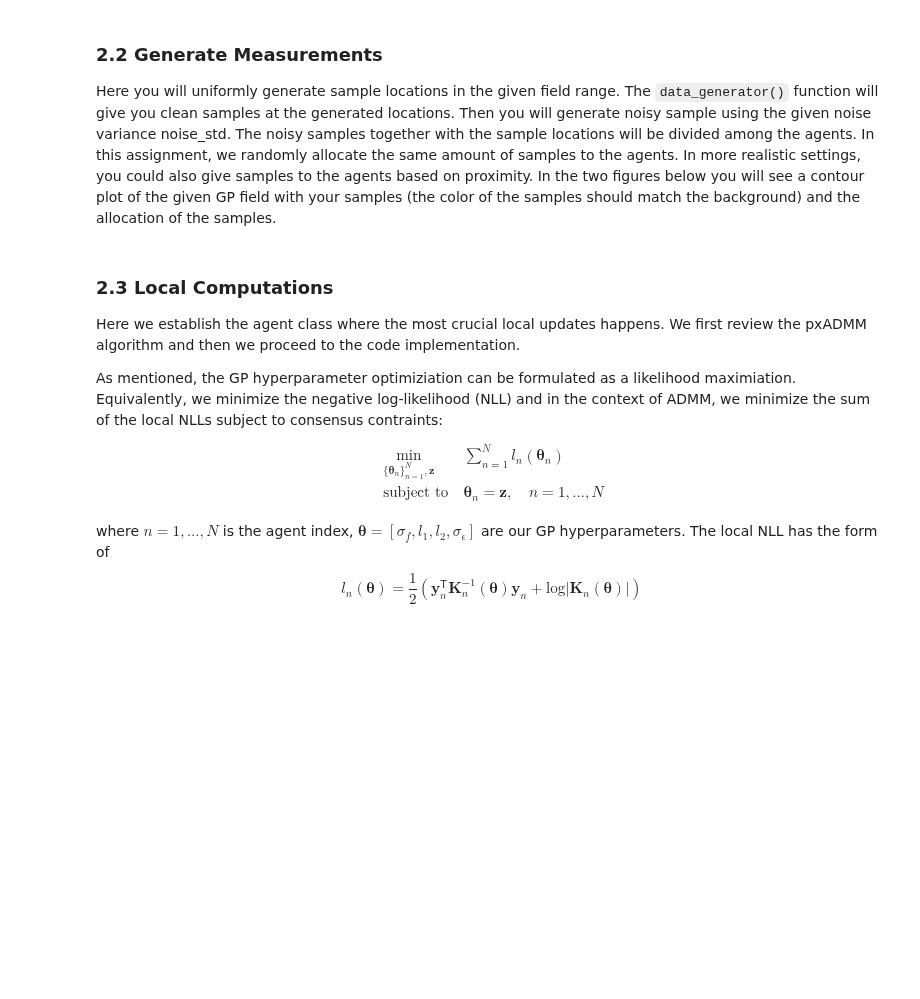
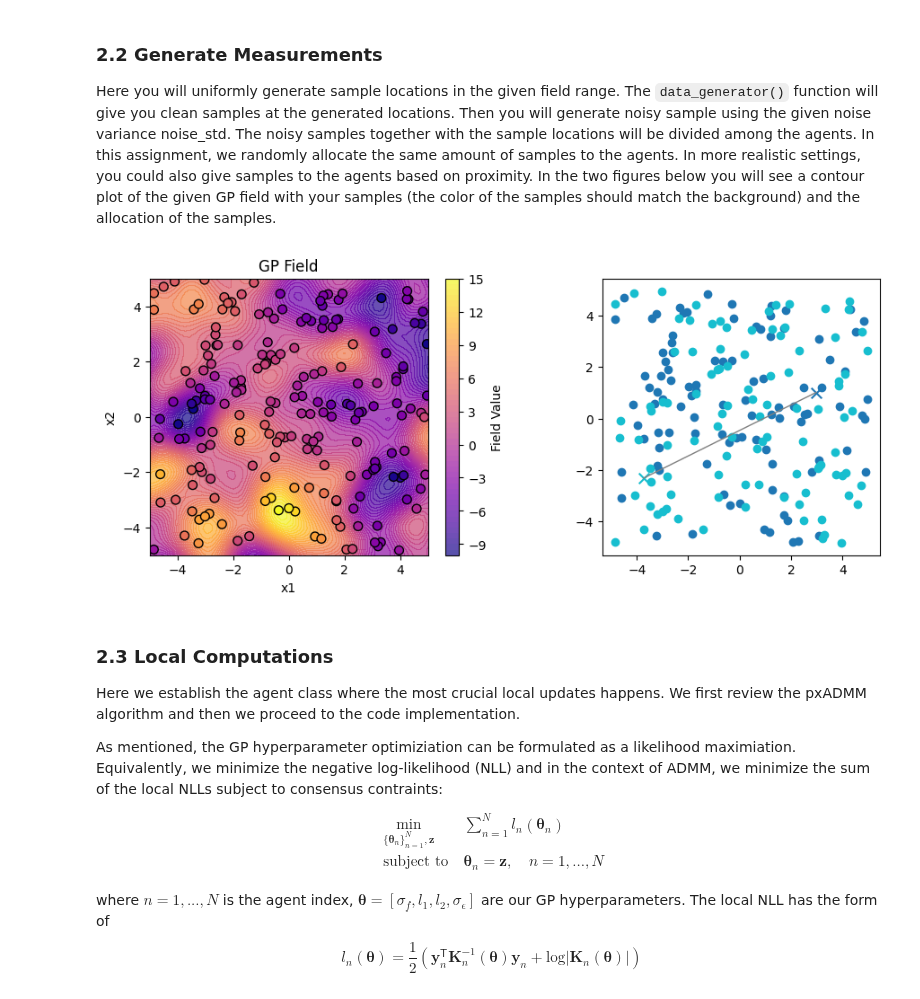
Before and after one commit to josephine-king/EE4760_KingJaspers, a Jupyter notebook: assignment5-students/assignment5-students/assignment5-student.ipynb, the cells around one changed output. Cells and saved outputs as stored; diff of their text form; code cells hidden in the pictures; blank space fills up the shorter version.

```diff
--- a/assignment5-students/assignment5-students/assignment5-student.ipynb
+++ b/assignment5-students/assignment5-students/assignment5-student.ipynb
@@ -177,38 +177,40 @@ def generate_data(gp_field, field_range, field_resolution, num_agents, num_sampl
     # generate samples locations [GP_INPUT_DIM, TOTAL_NUM_SAMPLES]
     total_num_samples = num_agents * num_samples_per_agent
     ################# YOUR CODE HERE #################
-    sample_locations =
+    sample_locations = np.random.uniform(field_range[:,0].reshape(GP_INPUT_DIM,1), field_range[:,1].reshape(GP_INPUT_DIM,1), (GP_INPUT_DIM, total_num_samples))
     ##################################################
 
     clean_samples, mesh_x1, mesh_x2 = data_generator(sample_locations, gp_field, field_range, field_resolution)
 
     # generate noisy samples
     ################# YOUR CODE HERE #################
-    sample_noise =
-    noisy_samples =
+    sample_noise = np.random.normal(0, noise_std, total_num_samples)
+    noisy_samples = clean_samples + sample_noise
     ##################################################
 
     # uniformly allocated samples to agents
     noisy_samples_reshaped = np.reshape(noisy_samples, (num_samples_per_agent,num_agents), order = 'C')
     # clean_samples_reshaped = np.reshape(clean_samples, (num_samples_per_agent,num_agents), order = 'C')
     sample_locations_reshaped = np.reshape(sample_locations, (GP_INPUT_DIM, num_samples_per_agent,num_agents), order = 'C')
 
     sample_locations_list = np.split(sample_locations_reshaped, sample_locations_reshaped.shape[2], axis=2)
     sample_locations_list = [arr.squeeze(axis=2) for arr in sample_locations_list]
 
     return sample_locations_reshaped, sample_locations_list, noisy_samples_reshaped, sample_locations, clean_samples, mesh_x1, mesh_x2
 
 
 # generate agent positions [GP_INPUT_DIM, NUM_AGENTS]
 agent_locations = np.array([0.9*np.random.uniform(field_range[0,0], field_range[0,1], NUM_AGENTS),
                             0.9*np.random.uniform(field_range[1,0], field_range[1,1], NUM_AGENTS)])
 sample_locations_reshaped, sample_locations_list, noisy_samples_reshaped, sample_locations, clean_samples, mesh_x1, mesh_x2 = generate_data(gp_field, field_range, field_resolution, NUM_AGENTS, NUM_SAMPLES_PER_AGENT, noise_std)
 # visualize the field and samples
 fig, axs = plt.subplots(1, 2, figsize=(11, 4))
 contour = visualize_samples_on_field(axs[0], mesh_x1, mesh_x2, gp_field, sample_locations, clean_samples)
 fig.colorbar(contour, ax=axs[0], label="Field Value")
 visualize_sample_allocation(axs[1], agent_locations, sample_locations_list, adjacency_matrix)
 plt.show()
+# %% [output]
+[figure, added]
 # %% [markdown]
 ### 2.3 Local Computations
 
```
Also changed, not shown: parts of 6 cells of this notebook.
